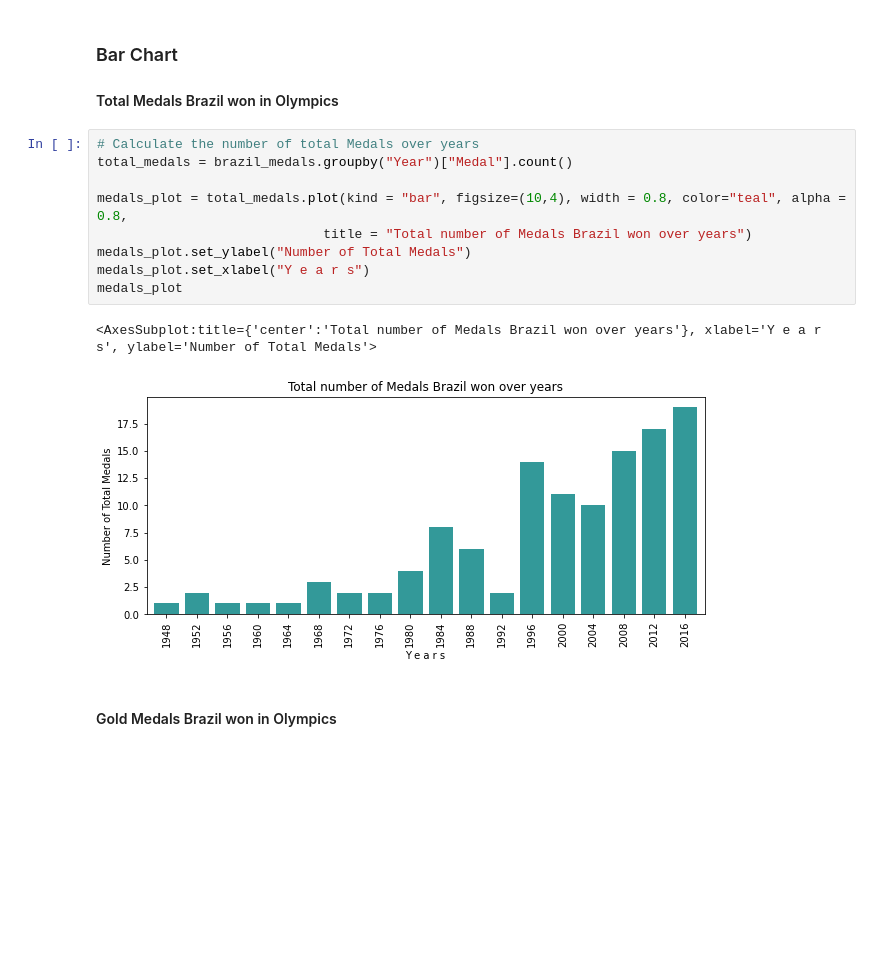
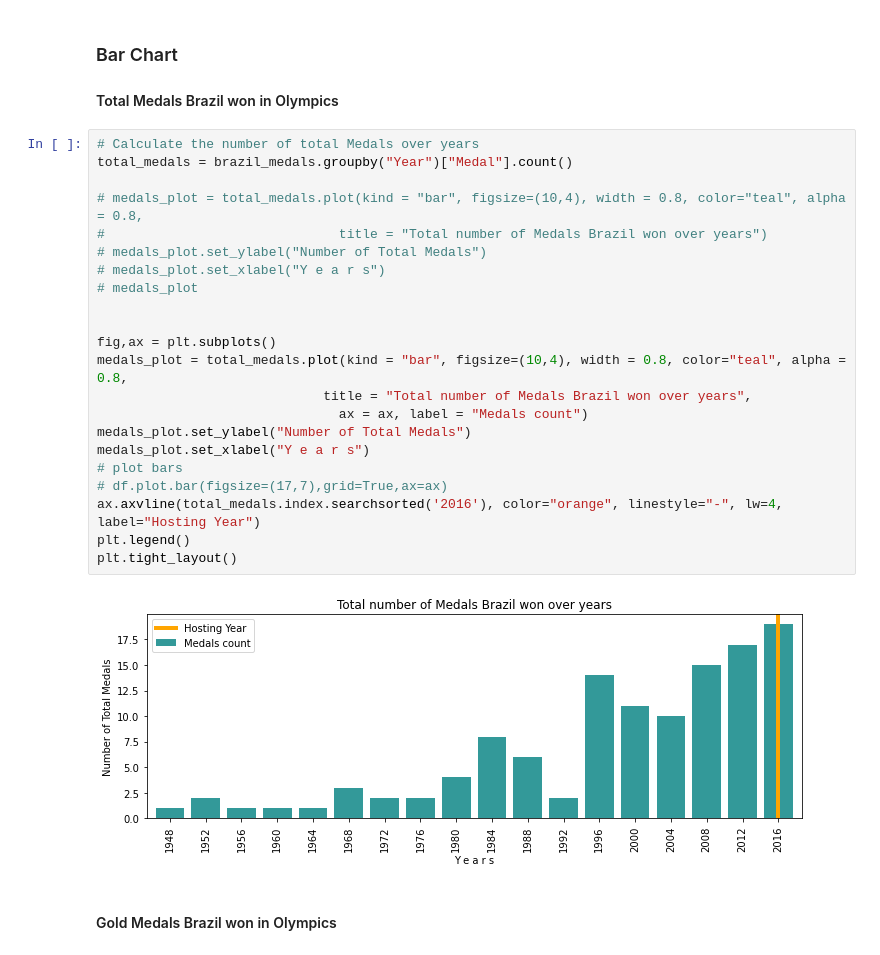
Before and after one commit to Trevor-Velez/project-1, a Jupyter notebook: GalynaM/BRA_medals.ipynb, the cells around one changed output. Cells and saved outputs as stored; diff of their text form; blank space fills up the shorter version.

Commit message:
Plots added to analyse Olympics effect on Trend

```diff
--- a/GalynaM/BRA_medals.ipynb
+++ b/GalynaM/BRA_medals.ipynb
@@ -182,15 +183,27 @@ check
 # %%
 # Calculate the number of total Medals over years
 total_medals = brazil_medals.groupby("Year")["Medal"].count()
 
+# medals_plot = total_medals.plot(kind = "bar", figsize=(10,4), width = 0.8, color="teal", alpha = 0.8,
+#                              title = "Total number of Medals Brazil won over years")
+# medals_plot.set_ylabel("Number of Total Medals")
+# medals_plot.set_xlabel("Y e a r s")
+# medals_plot
+
+
+fig,ax = plt.subplots()
 medals_plot = total_medals.plot(kind = "bar", figsize=(10,4), width = 0.8, color="teal", alpha = 0.8,
-                             title = "Total number of Medals Brazil won over years")
+                             title = "Total number of Medals Brazil won over years",
+                               ax = ax, label = "Medals count")
 medals_plot.set_ylabel("Number of Total Medals")
 medals_plot.set_xlabel("Y e a r s")
-medals_plot
+# plot bars
+# df.plot.bar(figsize=(17,7),grid=True,ax=ax)
+ax.axvline(total_medals.index.searchsorted('2016'), color="orange", linestyle="-", lw=4, label="Hosting Year")
+plt.legend()
+plt.tight_layout()
 # %% [output]
-<AxesSubplot:title={'center':'Total number of Medals Brazil won over years'}, xlabel='Y e a r s', ylabel='Number of Total Medals'>
-[figure, old version]
+[figure, new version]
 # %% [markdown]
 #### Gold Medals Brazil won in Olympics
 # %%
```
Also changed, not shown: parts of 1 cell of this notebook, 2 other files.
